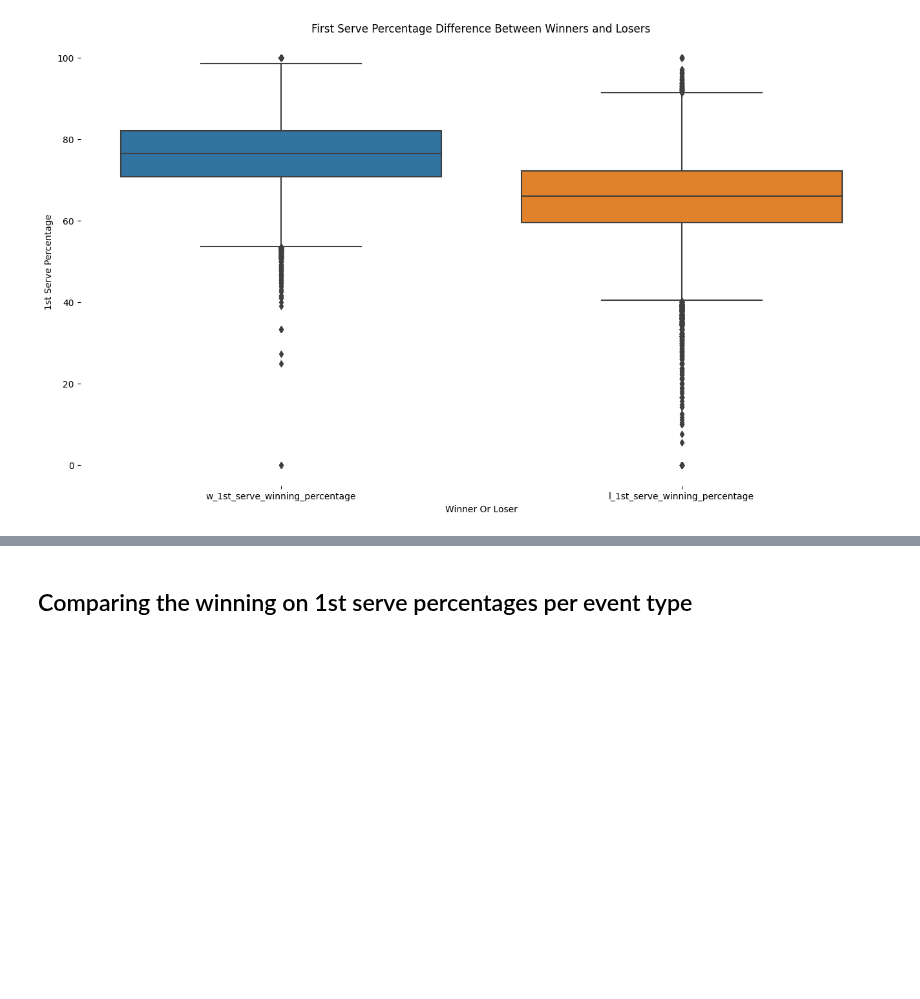
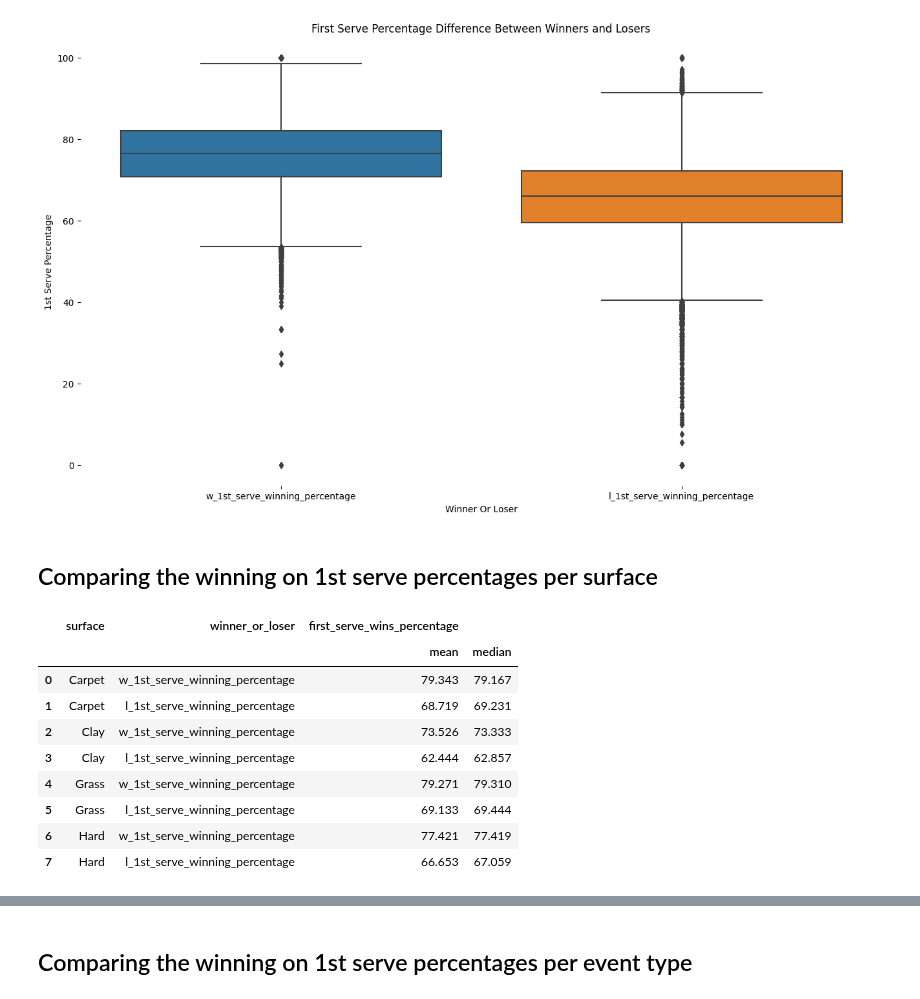
Before and after one commit to YoavWeller/Tennis_Analysis, a Jupyter notebook: tennis_analysis.ipynb, the cells around one changed output, grey strips where cells are left out. Cells and saved outputs as stored; diff of their text form; code cells hidden in the pictures; blank space fills up the shorter version.

```diff
--- a/tennis_analysis.ipynb
+++ b/tennis_analysis.ipynb
@@ -849,3 +849,20 @@ winning_first_serve_percentage_winners_vs_losers_plot.set_title("First Serve Per
 plt.show()
 # %% [output]
 [figure]
+# %% [markdown]
+## Comparing the winning on 1st serve percentages per surface
+# %%
+first_serve_by_surface_aggregated_df = round(wins_on_first_serve_melted_df.groupby(["surface", "winner_or_loser"], as_index=False).agg({"first_serve_wins_percentage": ["mean", "median"]}), 3)
+first_serve_by_surface_aggregated_df.sort_values(by=["surface", ("first_serve_wins_percentage", "median")], ascending=[True, False], inplace=True, ignore_index=True)
+first_serve_by_surface_aggregated_df
+# %% [output]
+|  | surface | winner_or_loser | first_serve_wins_percentage |  |
+|  |  |  | mean | median |
+| 0 | Carpet | w_1st_serve_winning_percentage | 79.343 | 79.167 |
+| 1 | Carpet | l_1st_serve_winning_percentage | 68.719 | 69.231 |
+| 2 | Clay | w_1st_serve_winning_percentage | 73.526 | 73.333 |
+| 3 | Clay | l_1st_serve_winning_percentage | 62.444 | 62.857 |
+| 4 | Grass | w_1st_serve_winning_percentage | 79.271 | 79.310 |
+| 5 | Grass | l_1st_serve_winning_percentage | 69.133 | 69.444 |
+| 6 | Hard | w_1st_serve_winning_percentage | 77.421 | 77.419 |
+| 7 | Hard | l_1st_serve_winning_percentage | 66.653 | 67.059 |
```
Also changed, not shown: parts of 1 cell of this notebook.
